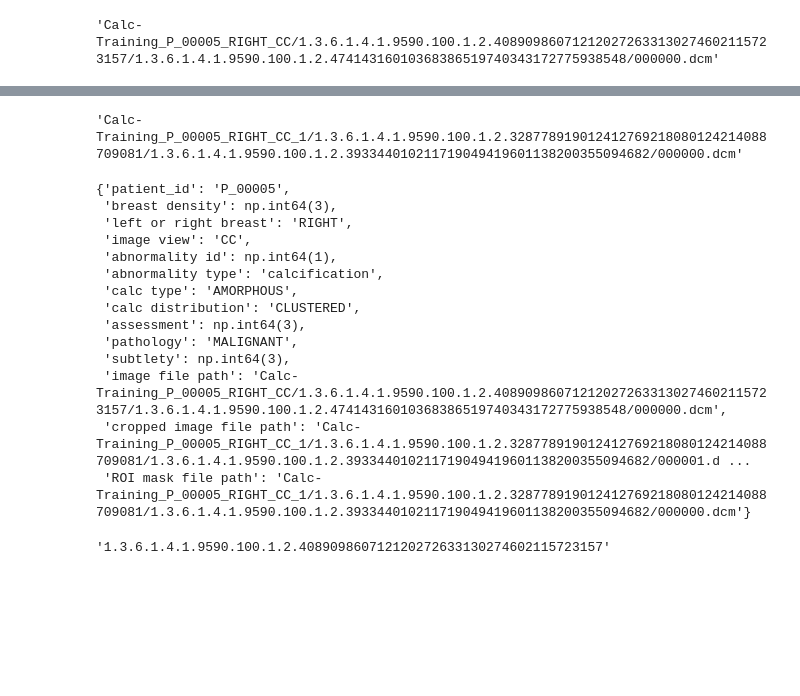
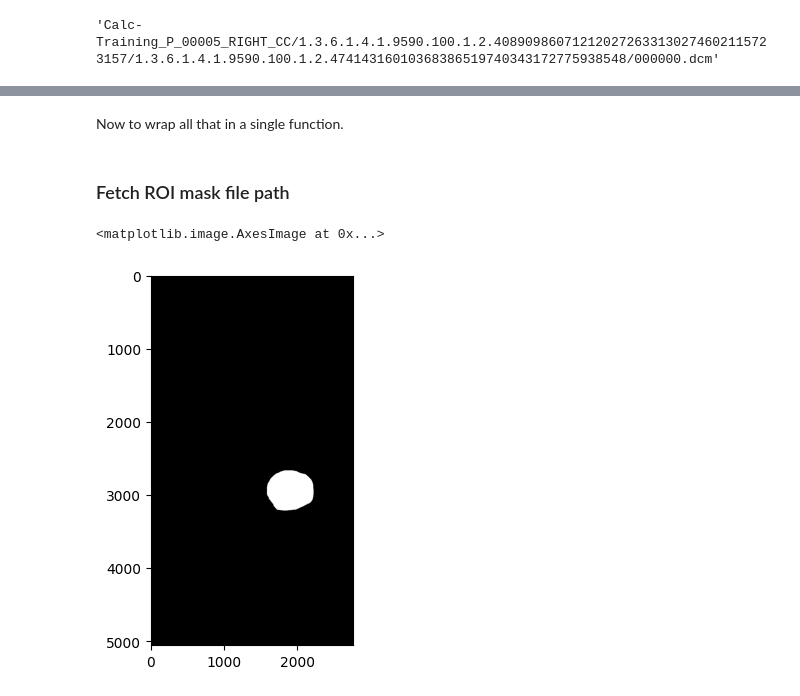
Before and after one commit to lextoumbourou/cm3070-final-project, a Jupyter notebook: notebooks/01-cbis-ddsm.ipynb, the cells around one changed output, grey strips where cells are left out. Saved outputs shown, nothing was run; the diff lists cells and outputs as text; code cells hidden in the pictures; blank space fills up the shorter version.

Commit message:
Demonstrate how to extract a single image in EDA notebook.

```diff
--- a/notebooks/01-cbis-ddsm.ipynb
+++ b/notebooks/01-cbis-ddsm.ipynb
@@ -121,0 +145,2 @@ patient_5_img_file
+# %%
+JPEG_ROOT = Path("../datasets/cbis-ddsm-breast-cancer-image-dataset/jpeg")
@@ -121,0 +149,3 @@ patient_5_img_file
+# %%
+def get_jpg_path(img_file_path: str):
+    return JPEG_ROOT / img_file_path.replace("CBIS-DDSM/jpeg/", "")
@@ -122,26 +159,17 @@ patient_5_img_file
+# %% [markdown]
+Now to wrap all that in a single function.
+# %%
+def get_img_path(img_path):
+    img_file = get_img_id_from_dcm_file(img_path)
+    dicom_row = dicom_info_df[dicom_info_df.StudyInstanceUID == img_file].iloc[0]
+    return get_jpg_path(dicom_row.image_path)
+# %% [markdown]
+### Fetch ROI mask file path
+# %%
+mask_img_path = get_img_path(patient_5.iloc[0]["ROI mask file path"])
+mask_img = Image.open(mask_img_path)
 # %%
-patient_5.iloc[0]["ROI mask file path"]
+plt.imshow(mask_img, cmap="grey")
 # %% [output]
-'Calc-Training_P_00005_RIGHT_CC_1/1.3.6.1.4.1.9590.100.1.2.328778919012412769218080124214088709081/1.3.6.1.4.1.9590.100.1.2.393344010211719049419601138200355094682/000000.dcm'
+<matplotlib.image.AxesImage at 0x...>
+[figure, added]
-# %%
-dict(patient_5.iloc[0])
-# %% [output]
-{'patient_id': 'P_00005',
- 'breast density': np.int64(3),
- 'left or right breast': 'RIGHT',
- 'image view': 'CC',
- 'abnormality id': np.int64(1),
- 'abnormality type': 'calcification',
- 'calc type': 'AMORPHOUS',
- 'calc distribution': 'CLUSTERED',
- 'assessment': np.int64(3),
- 'pathology': 'MALIGNANT',
- 'subtlety': np.int64(3),
- 'image file path': 'Calc-Training_P_00005_RIGHT_CC/1.3.6.1.4.1.9590.100.1.2.408909860712120272633130274602115723157/1.3.6.1.4.1.9590.100.1.2.47414316010368386519740343172775938548/000000.dcm',
- 'cropped image file path': 'Calc-Training_P_00005_RIGHT_CC_1/1.3.6.1.4.1.9590.100.1.2.328778919012412769218080124214088709081/1.3.6.1.4.1.9590.100.1.2.393344010211719049419601138200355094682/000001.d ...
- 'ROI mask file path': 'Calc-Training_P_00005_RIGHT_CC_1/1.3.6.1.4.1.9590.100.1.2.328778919012412769218080124214088709081/1.3.6.1.4.1.9590.100.1.2.393344010211719049419601138200355094682/000000.dcm'}
-# %%
-patient_5_id = patient_5_img_file.split("/")[1]
-patient_5_id
-# %% [output]
-'1.3.6.1.4.1.9590.100.1.2.408909860712120272633130274602115723157'
```
Also changed, not shown: parts of 25 cells of this notebook, 3 other files.
